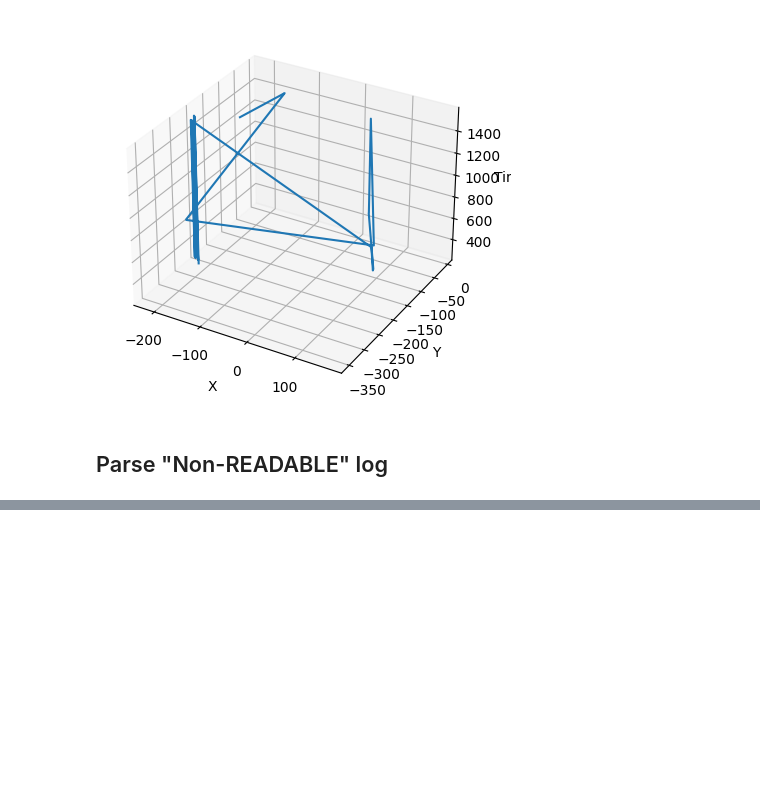
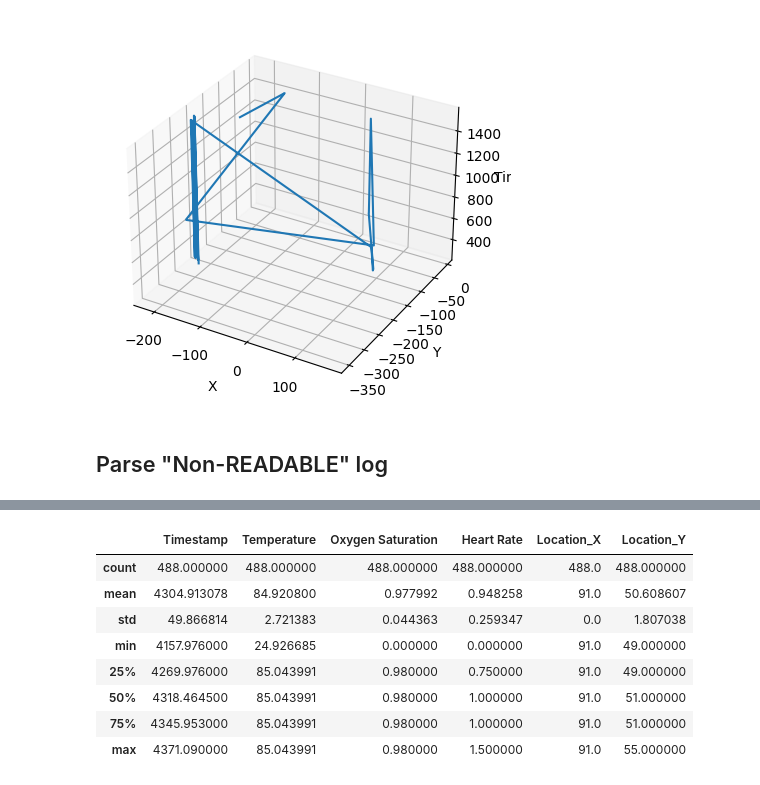
Before and after one commit to RahulSinghalChicago/iot-lab5, a Jupyter notebook: 00_Sim_logs_EDA.ipynb, the cells around one changed output, grey strips where cells are left out. Cells and saved outputs as stored; diff of their text form; code cells hidden in the pictures; blank space fills up the shorter version.

```diff
--- a/00_Sim_logs_EDA.ipynb
+++ b/00_Sim_logs_EDA.ipynb
@@ -331,0 +446,12 @@ matches[:100]
+# %%
+df_long.describe()
+# %% [output]
+|  | Timestamp | Temperature | Oxygen Saturation | Heart Rate | Location_X | Location_Y |
+| count | 488.000000 | 488.000000 | 488.000000 | 488.000000 | 488.0 | 488.000000 |
+| mean | 4304.913078 | 84.920800 | 0.977992 | 0.948258 | 91.0 | 50.608607 |
+| std | 49.866814 | 2.721383 | 0.044363 | 0.259347 | 0.0 | 1.807038 |
+| min | 4157.976000 | 24.926685 | 0.000000 | 0.000000 | 91.0 | 49.000000 |
+| 25% | 4269.976000 | 85.043991 | 0.980000 | 0.750000 | 91.0 | 49.000000 |
+| 50% | 4318.464500 | 85.043991 | 0.980000 | 1.000000 | 91.0 | 51.000000 |
+| 75% | 4345.953000 | 85.043991 | 0.980000 | 1.000000 | 91.0 | 51.000000 |
+| max | 4371.090000 | 85.043991 | 0.980000 | 1.500000 | 91.0 | 55.000000 |
```
Also changed, not shown: parts of 20 cells of this notebook.
